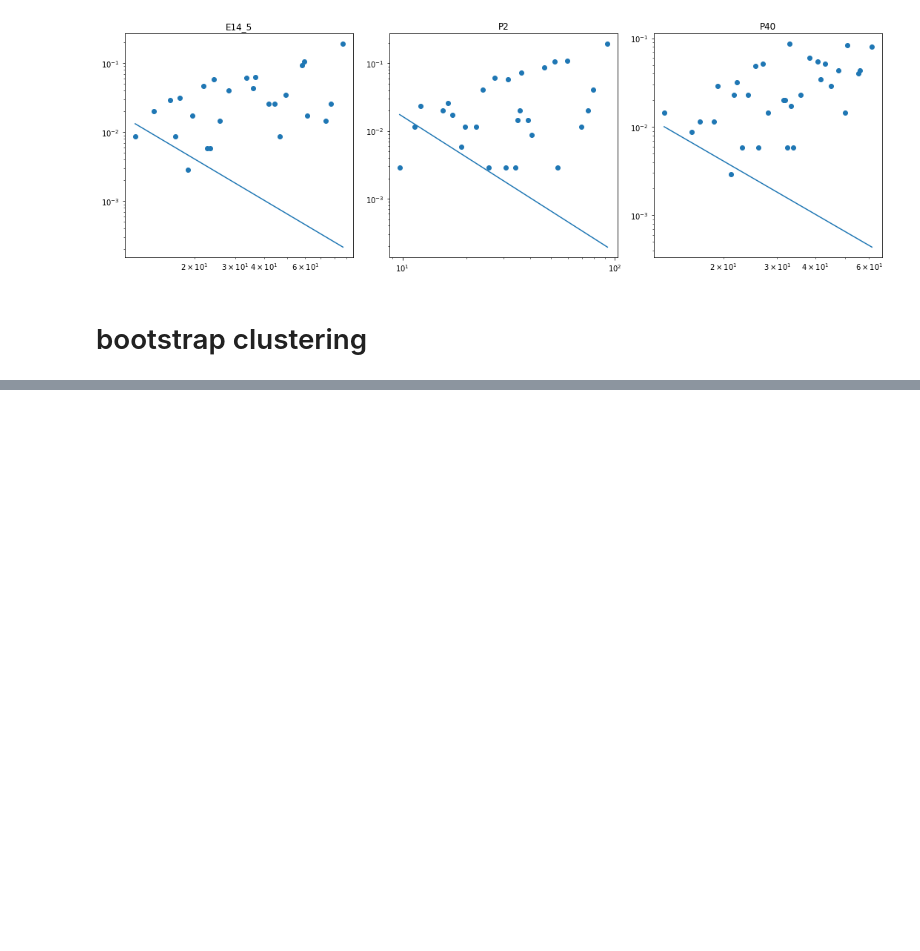
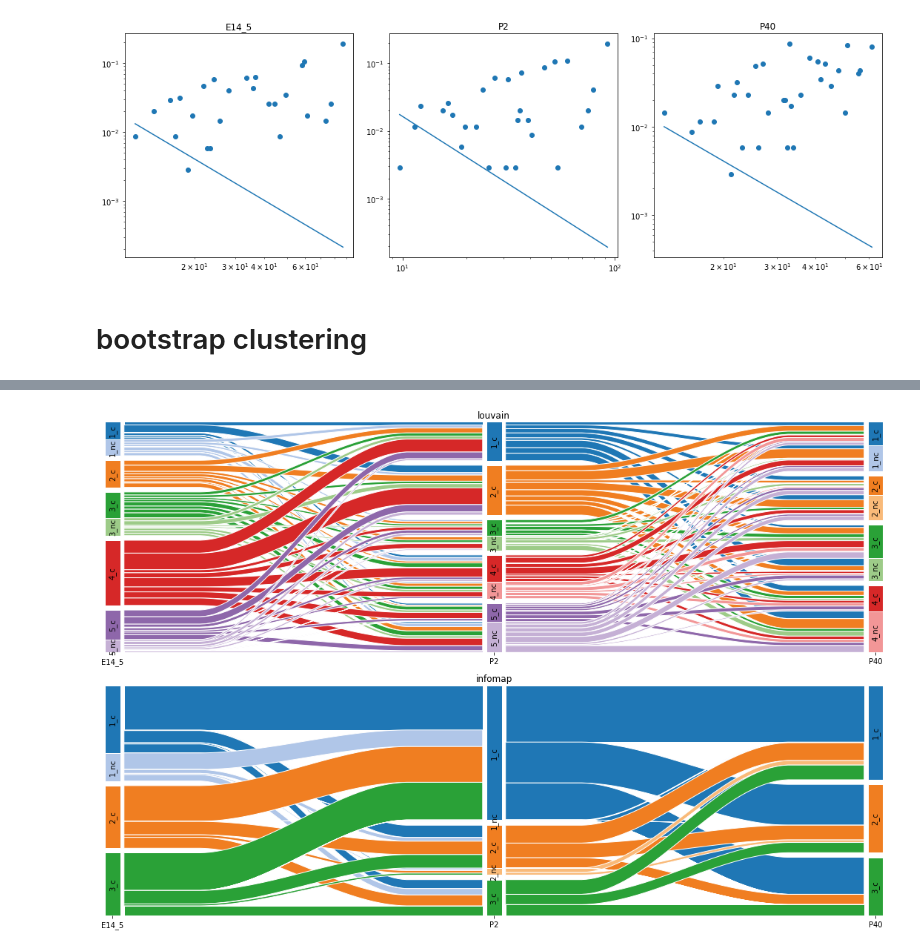
Before and after one commit to menchelab/novarinocollab, a Jupyter notebook: notebooks/wmcna_reloaded.ipynb, the cells around one changed output, grey strips where cells are left out. Cells and saved outputs as stored; diff of their text form; code cells hidden in the pictures; blank space fills up the shorter version.

```diff
--- a/notebooks/wmcna_reloaded.ipynb
+++ b/notebooks/wmcna_reloaded.ipynb
@@ -863,0 +962,29 @@ fig.tight_layout()
+# %%
+import pylluvial as pa
+import matplotlib.pyplot as plt
+
+fig, axs = plt.subplots(2, 1)
+for ax, cmethod in zip(axs, ['louvain', 'infomap']):
+    data = results[cmethod]
+    # this does not work properly in the plot
+    # data = data[data.significant_core == 1]
+    pa.alluvial(
+        x = 'timepoint',
+        stratum = 'module',
+        alluvium = 'name',
+        data = data,
+        hue = 'core',
+        palette = colors,
+        stratum_gap = 2,
+        stratum_width = 2,
+        ax = ax,
+        show_labels = True
+    )
+    ax.set_title(cmethod)
+
+fig.set_figwidth(15)
+fig.set_figheight(10)
+fig.tight_layout()
+fig.savefig('../plots/wmcna_sigclu_core.pdf')
+# %% [output]
+[figure, added]
```
Also changed, not shown: parts of 14 cells of this notebook, 6 other files.
